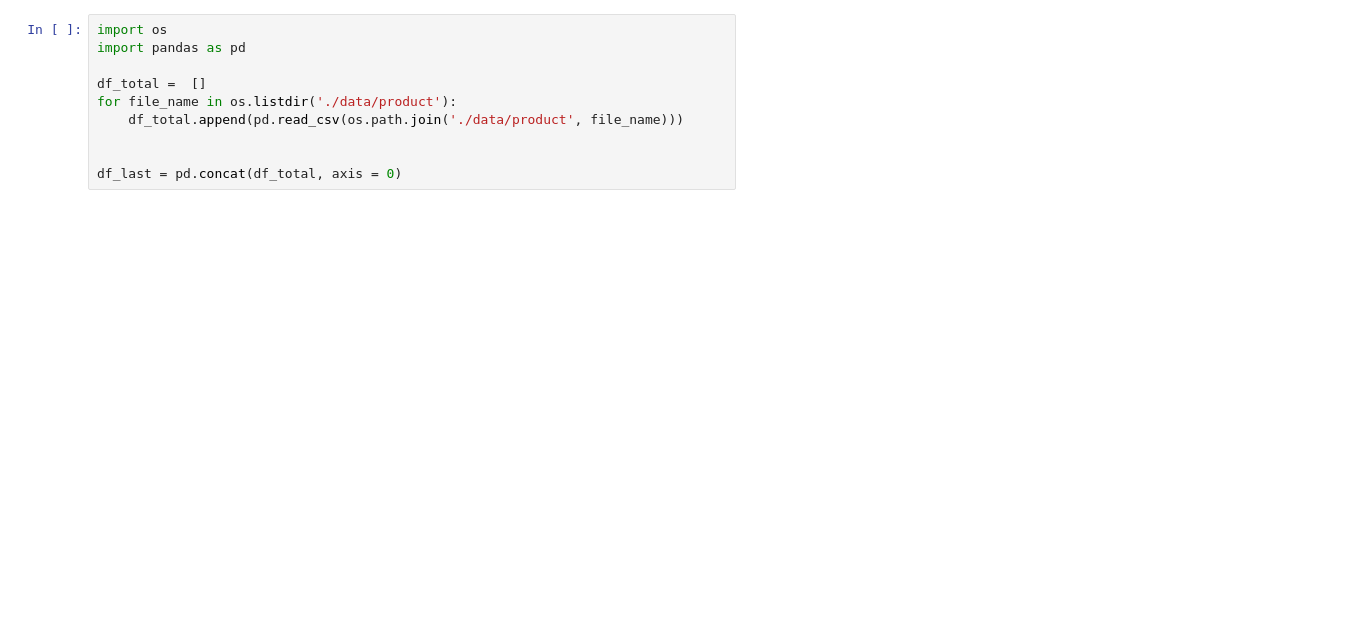
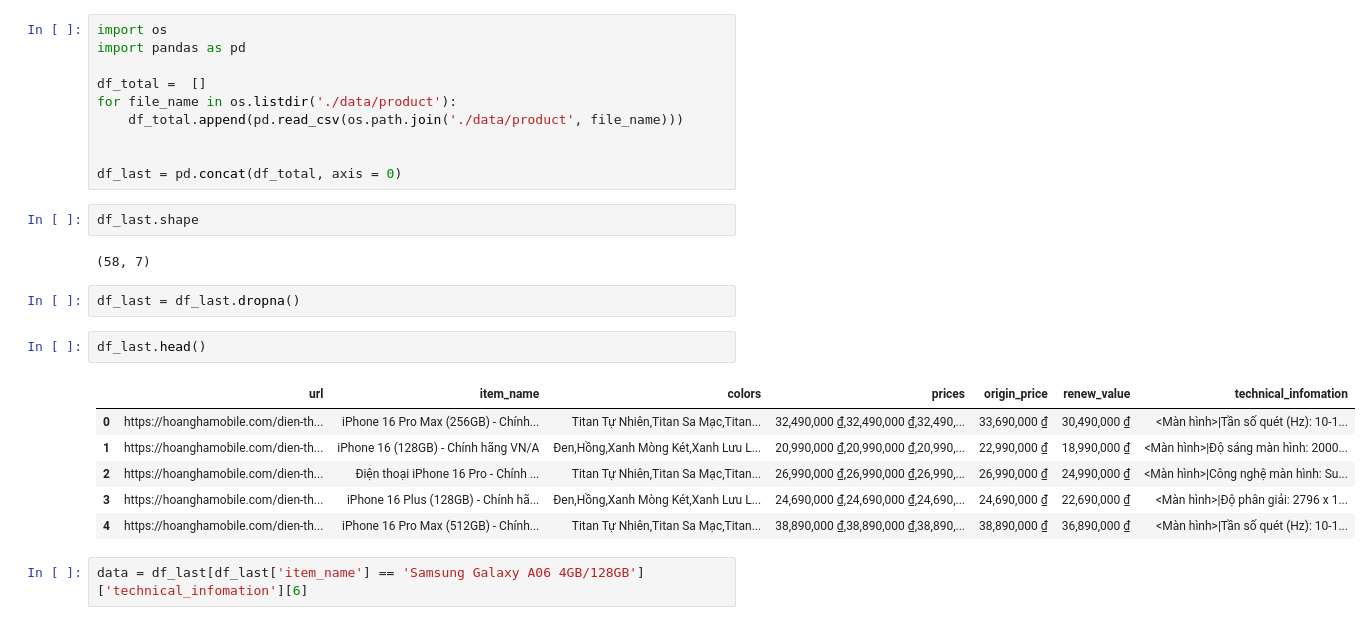
Before and after one commit to haourgot123/Seller_Chatbot_RAG, a Jupyter notebook: processing.ipynb, the cells around one changed output. Drawn from its saved outputs; the diff is of its cells as text; blank space fills up the shorter version.

```diff
--- a/processing.ipynb
+++ b/processing.ipynb
@@ -8,3 +8,20 @@ for file_name in os.listdir('./data/product'):
 
 
 df_last = pd.concat(df_total, axis = 0)
+# %%
+df_last.shape
+# %% [output]
+(58, 7)
+# %%
+df_last = df_last.dropna()
+# %%
+df_last.head()
+# %% [output]
+|  | url | item_name | colors | prices | origin_price | renew_value | technical_infomation |
+| 0 | https://hoanghamobile.com/dien-th... | iPhone 16 Pro Max (256GB) - Chính... | Titan Tự Nhiên,Titan Sa Mạc,Titan... | 32,490,000 ₫,32,490,000 ₫,32,490,... | 33,690,000 ₫ | 30,490,000 ₫ | <Màn hình>|Tần số quét (Hz): 10-1... |
+| 1 | https://hoanghamobile.com/dien-th... | iPhone 16 (128GB) - Chính hãng VN/A | Đen,Hồng,Xanh Mòng Két,Xanh Lưu L... | 20,990,000 ₫,20,990,000 ₫,20,990,... | 22,990,000 ₫ | 18,990,000 ₫ | <Màn hình>|Độ sáng màn hình: 2000... |
+| 2 | https://hoanghamobile.com/dien-th... | Điện thoại iPhone 16 Pro - Chính ... | Titan Tự Nhiên,Titan Sa Mạc,Titan... | 26,990,000 ₫,26,990,000 ₫,26,990,... | 26,990,000 ₫ | 24,990,000 ₫ | <Màn hình>|Công nghệ màn hình: Su... |
+| 3 | https://hoanghamobile.com/dien-th... | iPhone 16 Plus (128GB) - Chính hã... | Đen,Hồng,Xanh Mòng Két,Xanh Lưu L... | 24,690,000 ₫,24,690,000 ₫,24,690,... | 24,690,000 ₫ | 22,690,000 ₫ | <Màn hình>|Độ phân giải: 2796 x 1... |
+| 4 | https://hoanghamobile.com/dien-th... | iPhone 16 Pro Max (512GB) - Chính... | Titan Tự Nhiên,Titan Sa Mạc,Titan... | 38,890,000 ₫,38,890,000 ₫,38,890,... | 38,890,000 ₫ | 36,890,000 ₫ | <Màn hình>|Tần số quét (Hz): 10-1... |
+# %%
+data = df_last[df_last['item_name'] == 'Samsung Galaxy A06 4GB/128GB']['technical_infomation'][6]
```
Also changed, not shown: parts of 35 cells of this notebook, 20 other files.
